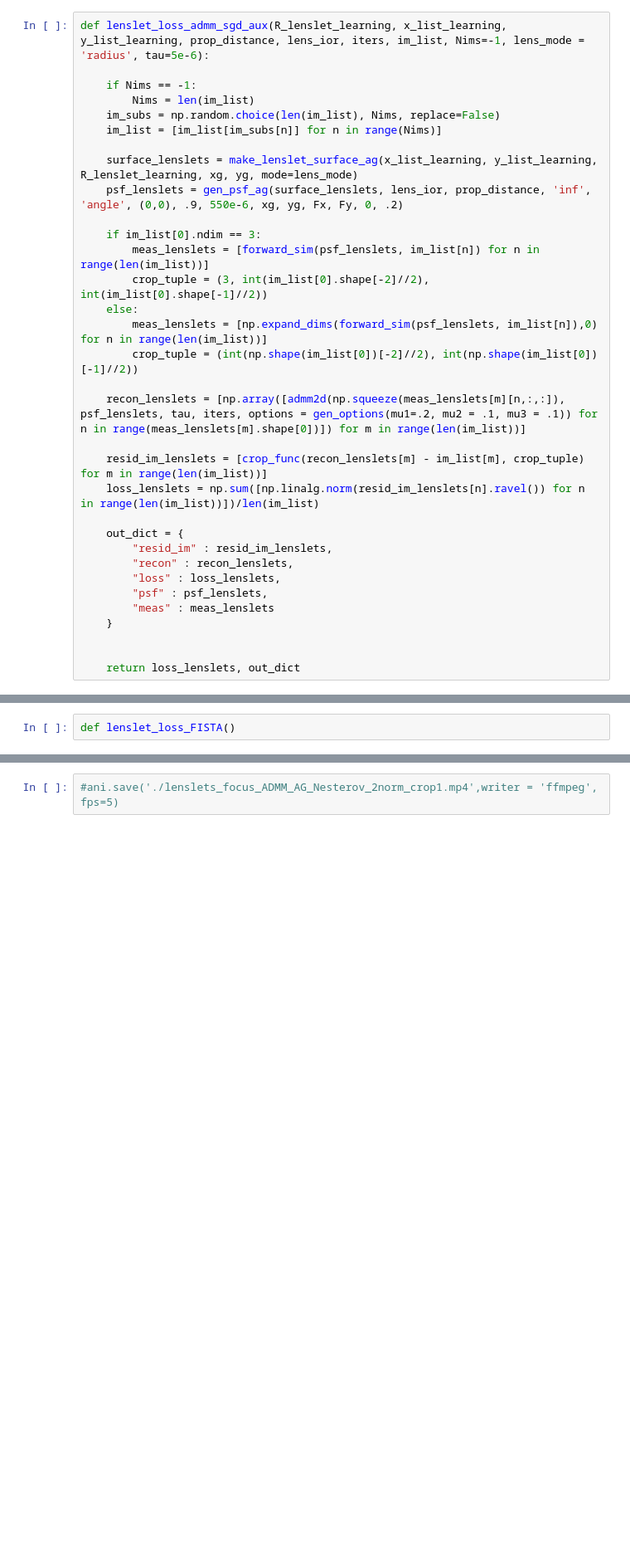
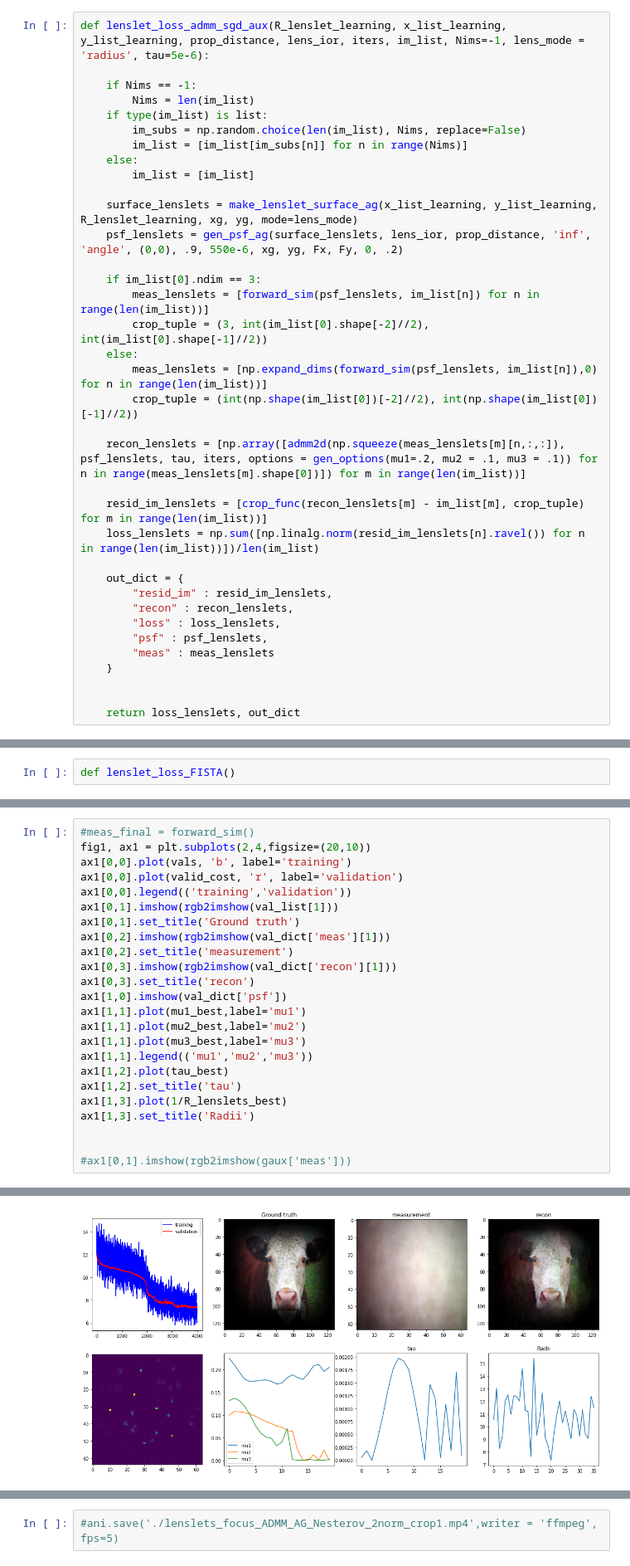
Before and after one commit to antipa/AutogradLenslets, a Jupyter notebook: autogradLenslets.ipynb, the cells around one changed output, grey strips where cells are left out. Shown at 83% size. Saved outputs shown, nothing was run; the diff lists cells and outputs as text; blank space fills up the shorter version.

```diff
--- a/autogradLenslets.ipynb
+++ b/autogradLenslets.ipynb
@@ -612,8 +761,11 @@ def lenslet_loss_admm_sgd_aux(R_lenslet_learning, x_list_learning, y_list_learni
 
     if Nims == -1:
         Nims = len(im_list)
-    im_subs = np.random.choice(len(im_list), Nims, replace=False)
-    im_list = [im_list[im_subs[n]] for n in range(Nims)]
+    if type(im_list) is list:
+        im_subs = np.random.choice(len(im_list), Nims, replace=False)
+        im_list = [im_list[im_subs[n]] for n in range(Nims)]
+    else:
+        im_list = [im_list]
 
     surface_lenslets = make_lenslet_surface_ag(x_list_learning, y_list_learning, R_lenslet_learning, xg, yg, mode=lens_mode)
     psf_lenslets = gen_psf_ag(surface_lenslets, lens_ior, prop_distance, 'inf', 'angle', (0,0), .9, 550e-6, xg, yg, Fx, Fy, 0, .2)
@@ -1001,0 +1483,25 @@ for n in range(niters_lenslets):
+# %%
+#meas_final = forward_sim()
+fig1, ax1 = plt.subplots(2,4,figsize=(20,10))
+ax1[0,0].plot(vals, 'b', label='training')
+ax1[0,0].plot(valid_cost, 'r', label='validation')
+ax1[0,0].legend(('training','validation'))
+ax1[0,1].imshow(rgb2imshow(val_list[1]))
+ax1[0,1].set_title('Ground truth')
+ax1[0,2].imshow(rgb2imshow(val_dict['meas'][1]))
+ax1[0,2].set_title('measurement')
+ax1[0,3].imshow(rgb2imshow(val_dict['recon'][1]))
+ax1[0,3].set_title('recon')
+ax1[1,0].imshow(val_dict['psf'])
+ax1[1,1].plot(mu1_best,label='mu1')
+ax1[1,1].plot(mu2_best,label='mu2')
+ax1[1,1].plot(mu3_best,label='mu3')
+ax1[1,1].legend(('mu1','mu2','mu3'))
+ax1[1,2].plot(tau_best)
+ax1[1,2].set_title('tau')
+ax1[1,3].plot(1/R_lenslets_best)
+ax1[1,3].set_title('Radii')
+
+
+#ax1[0,1].imshow(rgb2imshow(gaux['meas']))
+# %% [output]
@@ -1001,0 +1509 @@ for n in range(niters_lenslets):
+[figure, added]
```
Also changed, not shown: parts of 39 cells of this notebook.
